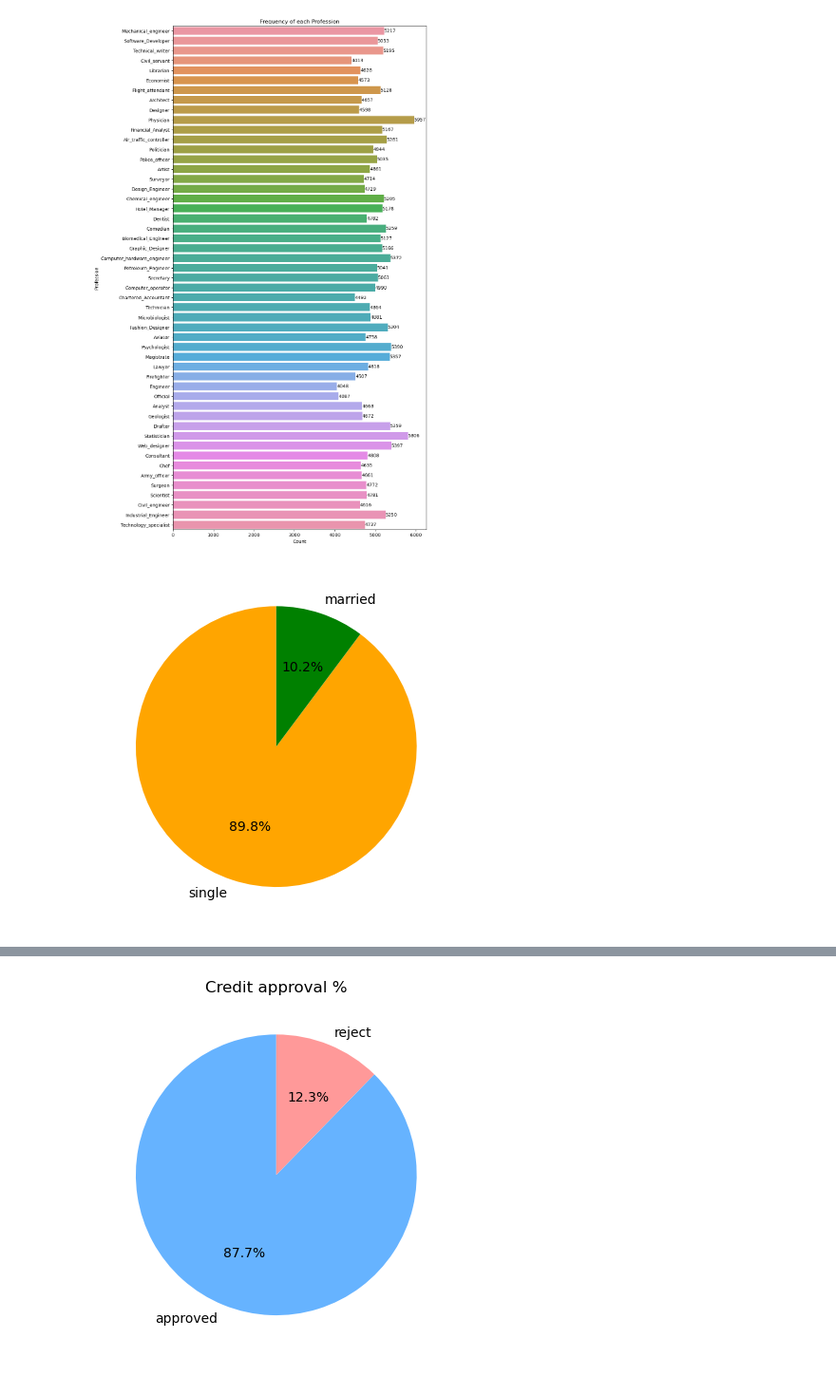
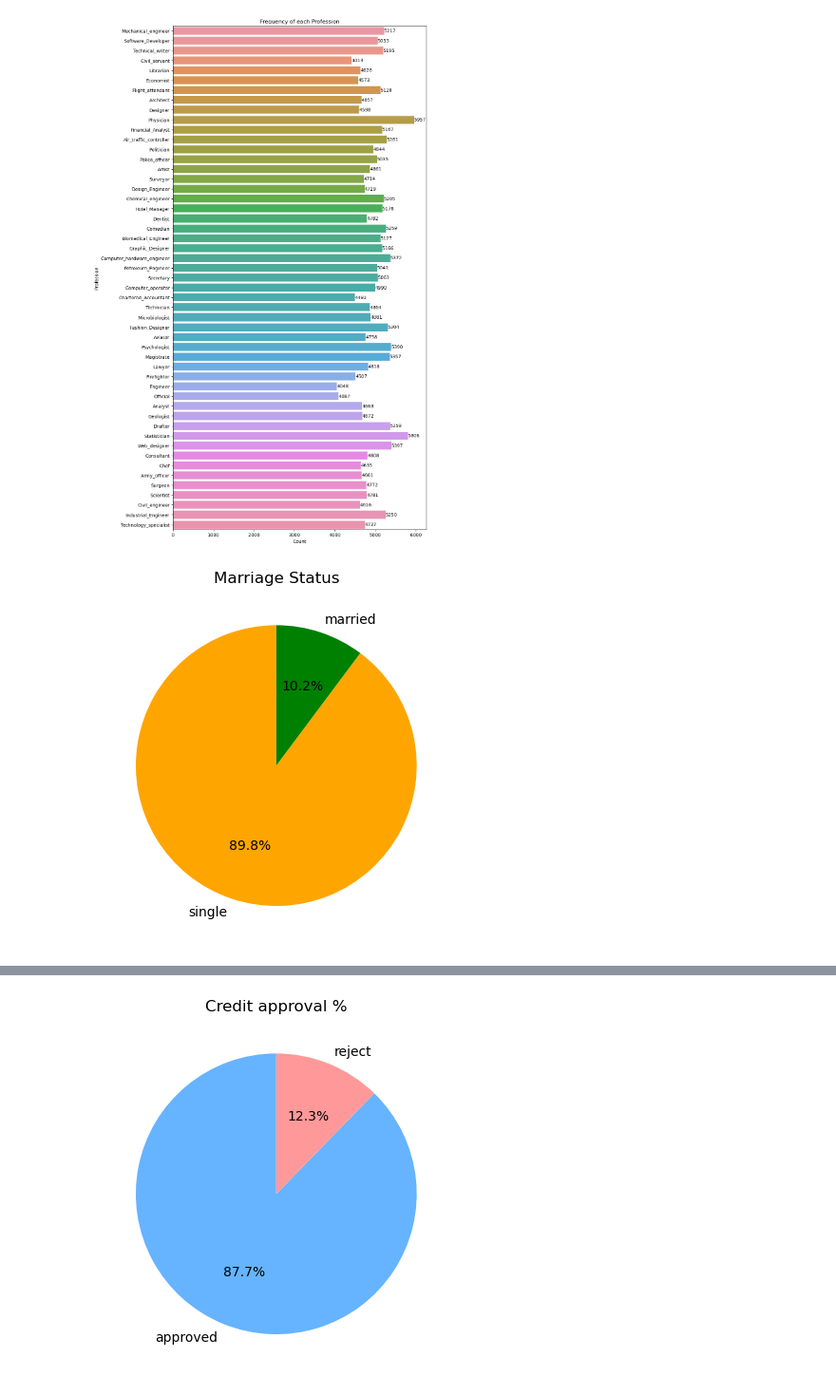
Before and after one commit to Mghd269/Credit-approval-project, a Jupyter notebook: eda.ipynb, the cells around one changed output, grey strips where cells are left out. Shown: that part at 95% size. Cells and saved outputs as stored; diff of their text form; code cells hidden in the pictures.

Commit message:
pie charts

```diff
--- a/eda.ipynb
+++ b/eda.ipynb
@@ -98,10 +98,11 @@ plt.show()
 # %%
 count = df1['Married/Single'].value_counts()
 
 plt.pie(count, labels=count.index, autopct='%1.1f%%', startangle=90, colors=['orange', 'green'])
+plt.title('Marriage Status')
 plt.show()
 # %% [output]
-[figure, old version]
+[figure, new version]
 # %%
 count = df1['House_Ownership'].value_counts()
 
```
Also changed, not shown: parts of 2 cells of this notebook.
